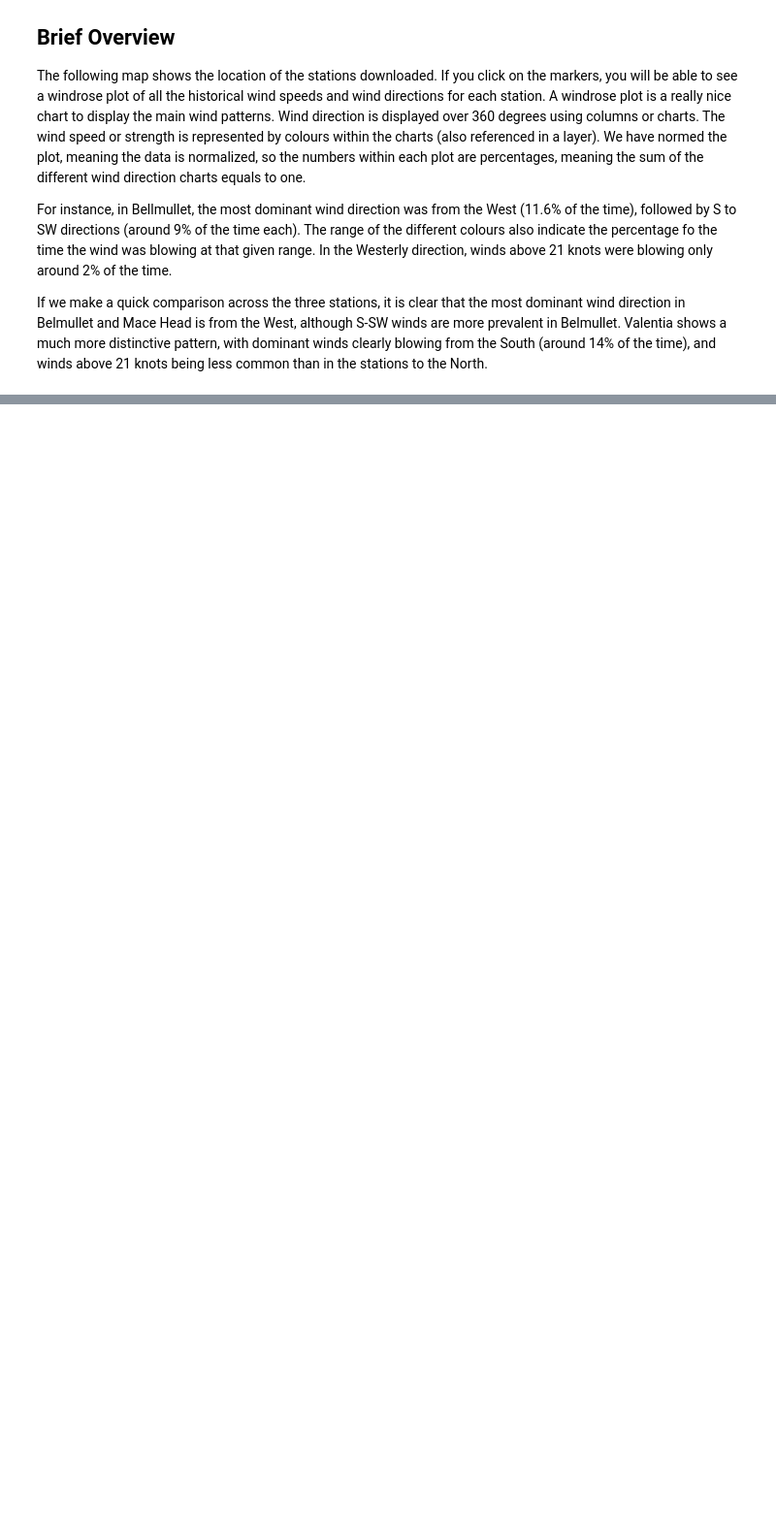
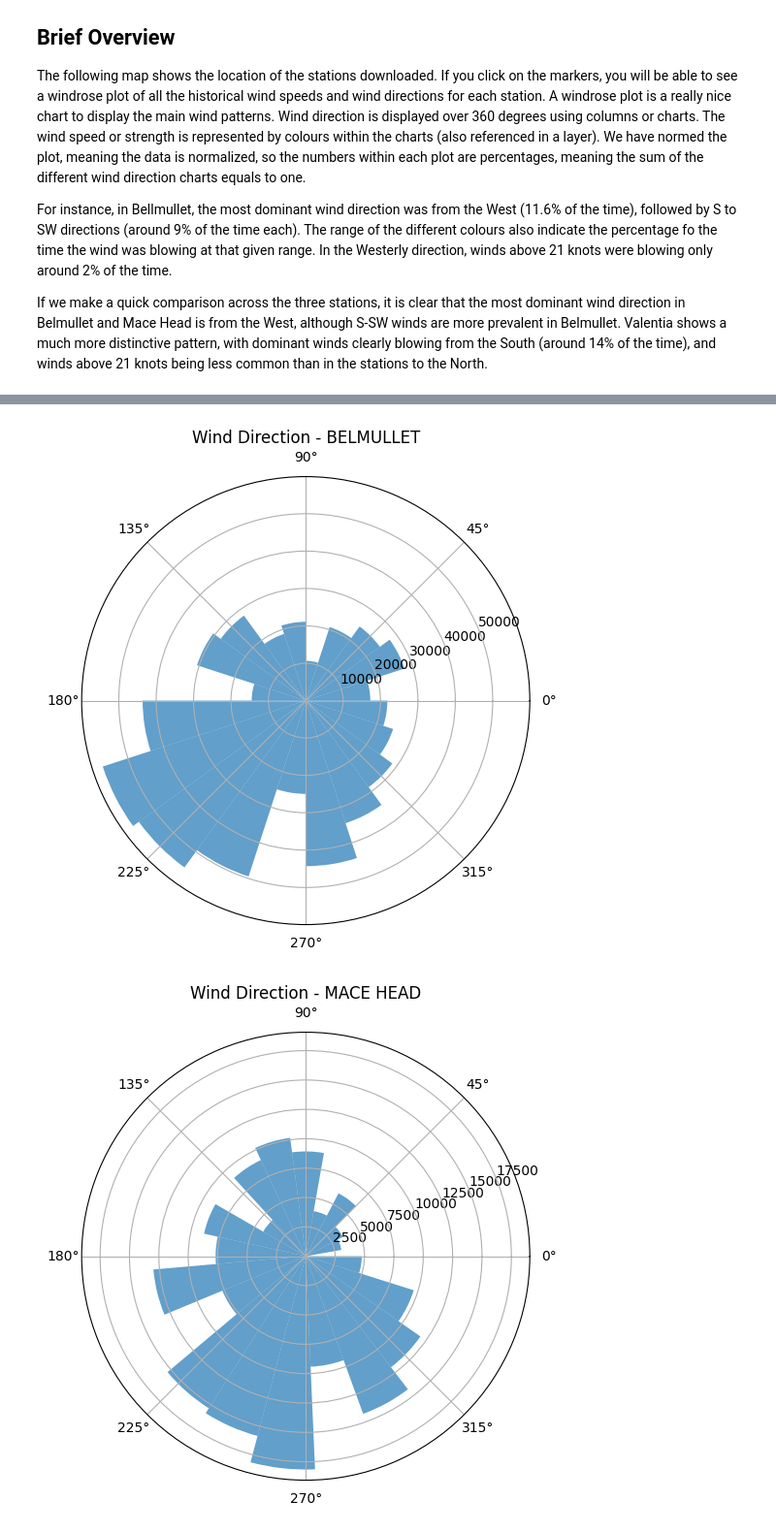
Before and after one commit to gfmg/PFDA, a Jupyter notebook: project/IRL_WestCoast_WindAnalysis.ipynb, the cells around one changed output, grey strips where cells are left out. Shown at 97% size. Saved outputs shown, nothing was run; the diff lists cells and outputs as text; code cells hidden in the pictures; blank space fills up the shorter version.

```diff
--- a/project/IRL_WestCoast_WindAnalysis.ipynb
+++ b/project/IRL_WestCoast_WindAnalysis.ipynb
@@ -182,0 +182,15 @@ plt.show()
+# %%
+import matplotlib.pyplot as plt
+from matplotlib import pyplot as plt
+from matplotlib import cm
+
+for station, group in data.groupby('name'):
+    plt.figure(figsize=(6, 6))
+    ax = plt.subplot(111, polar=True)
+    theta = np.deg2rad(group['wddir'])
+    ax.hist(theta, bins=20, alpha=0.7)
+    plt.title(f'Wind Direction - {station}')
+    plt.show()
+# %% [output]
+[figure, added]
+[figure, added]
```
Also changed, not shown: parts of 9 cells of this notebook.
